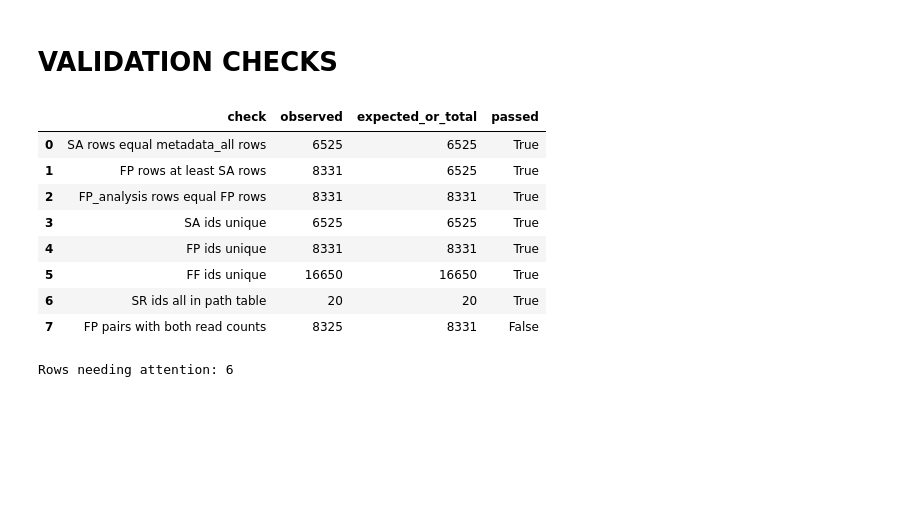
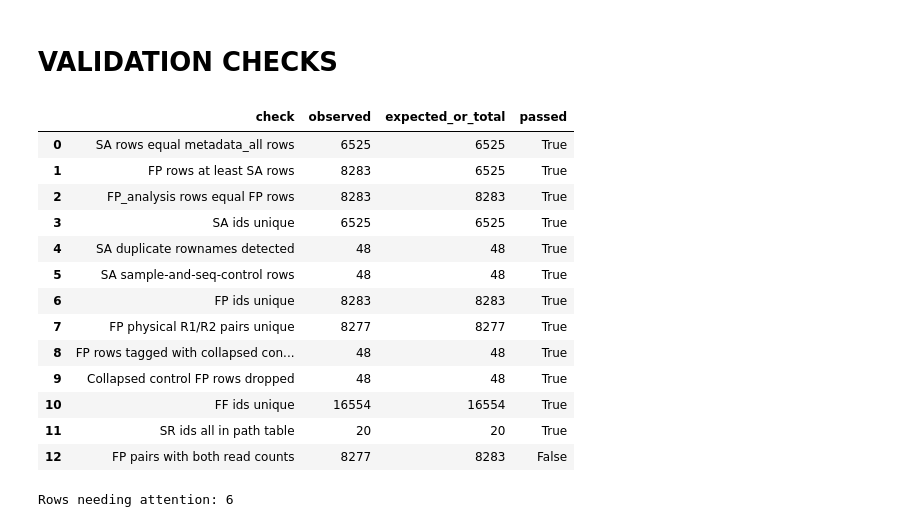
Before and after one commit to lauramilena3/MATRIX_METADATA, a Jupyter notebook: MICROBIOMICS/NOTEBOOKS/database_creation.ipynb, the cells around one changed output. Saved outputs shown, nothing was run; the diff lists cells and outputs as text; code cells hidden in the pictures; blank space fills up the shorter version.

Commit message:
update metadata

```diff
--- a/MICROBIOMICS/NOTEBOOKS/database_creation.ipynb
+++ b/MICROBIOMICS/NOTEBOOKS/database_creation.ipynb
@@ -534,8 +611,10 @@ FP_analysis_selection = (
 
 front_cols = [
     "FP_id", "SA_id", "LP_id", "EX_id", "BS_id", "LS_id", "SP_id", "LY_id", "SR_id",
+    "FP_source", "FP_rowname", "FP_include_control_crushed_amplicon", "FP_control_crushed_amplicon_SA_id",
     "FP_forward_fq", "FP_reverse_fq", "FP_forward_reads", "FP_reverse_reads", "FP_pair_reads", "FP_include_candidate", "FP_exclude_reason",
-    "SA_seq_sample_ID", "SA_is_rerun", "SA_source", "SR_run_name", "SR_relative_path", "LP_amplicon", "LP_library_preparation",
+    "SA_seq_sample_ID", "SA_is_sample", "SA_is_seq_control", "SA_is_lib_control", "SA_purpose", "SA_is_rerun", "SA_source",
+    "SR_run_name", "SR_relative_path", "LP_amplicon", "LP_library_preparation",
     "BS_original_sample_id", "BS_sample_date", "BS_sample_type", "LS_plot", "LS_block", "LS_subplot", "LS_cultivar", "LS_fertilizer", "LS_spray", "LY_year", "LY_location",
 ]
 front_cols = [c for c in front_cols if c in FP_analysis_selection.columns]
@@ -613,30 +692,44 @@ else:
 # %% [markdown]
 # VALIDATION CHECKS
 # %%
+valid_physical_pair_mask = FP_fastq_pair["FP_forward_path"].notna() & FP_fastq_pair["FP_reverse_path"].notna()
+valid_physical_pair_count = int(valid_physical_pair_mask.sum())
+unique_physical_pair_count = int(FP_fastq_pair.loc[valid_physical_pair_mask, ["SR_id", "FP_forward_path", "FP_reverse_path"]].drop_duplicates().shape[0])
+
 validation_summary = pd.DataFrame(
     [
         ["SA rows equal metadata_all rows", len(SA_sequencing_attempt), len(metadata_all), len(SA_sequencing_attempt) == len(metadata_all)],
         ["FP rows at least SA rows", len(FP_fastq_pair), len(SA_sequencing_attempt), len(FP_fastq_pair) >= len(SA_sequencing_attempt)],
         ["FP_analysis rows equal FP rows", len(FP_analysis_selection), len(FP_fastq_pair), len(FP_analysis_selection) == len(FP_fastq_pair)],
         ["SA ids unique", SA_sequencing_attempt["SA_id"].nunique(), len(SA_sequencing_attempt), SA_sequencing_attempt["SA_id"].is_unique],
+        ["SA duplicate rownames detected", len(SA_duplicate_rownames), FP_control_collision_count, len(SA_duplicate_rownames) == FP_control_collision_count],
+        ["SA sample-and-seq-control rows", int((SA_sequencing_attempt["SA_is_sample"] & SA_sequencing_attempt["SA_is_seq_control"]).sum()), len(SA_duplicate_rownames), int((SA_sequencing_attempt["SA_is_sample"] & SA_sequencing_attempt["SA_is_seq_control"]).sum()) == len(SA_duplicate_rownames)],
         ["FP ids unique", FP_fastq_pair["FP_id"].nunique(), len(FP_fastq_pair), FP_fastq_pair["FP_id"].is_unique],
+        ["FP physical R1/R2 pairs unique", unique_physical_pair_count, valid_physical_pair_count, unique_physical_pair_count == valid_physical_pair_count],
+        ["FP rows tagged with collapsed control metadata", int(FP_fastq_pair["FP_include_control_crushed_amplicon"].sum()), FP_control_collision_count, int(FP_fastq_pair["FP_include_control_crushed_amplicon"].sum()) == FP_control_collision_count],
+        ["Collapsed control FP rows dropped", FP_control_collision_dropped_rows, FP_control_collision_count, FP_control_collision_dropped_rows == FP_control_collision_count],
         ["FF ids unique", FF_fastq_file["FF_id"].nunique(), len(FF_fastq_file), FF_fastq_file["FF_id"].is_unique],
         ["SR ids all in path table", int(SR_sequencing_run["SR_in_path_table"].sum()), len(SR_sequencing_run), bool(SR_sequencing_run["SR_in_path_table"].all())],
         ["FP pairs with both read counts", int(FP_fastq_pair["FP_has_read_count"].sum()), len(FP_fastq_pair), bool(FP_fastq_pair["FP_has_read_count"].all())],
     ],
     columns=["check", "observed", "expected_or_total", "passed"],
 )
 validation_summary
 # %% [output]
 |  | check | observed | expected_or_total | passed |
 | 0 | SA rows equal metadata_all rows | 6525 | 6525 | True |
-| 1 | FP rows at least SA rows | 8331 | 6525 | True |
-| 2 | FP_analysis rows equal FP rows | 8331 | 8331 | True |
+| 1 | FP rows at least SA rows | 8283 | 6525 | True |
+| 2 | FP_analysis rows equal FP rows | 8283 | 8283 | True |
 | 3 | SA ids unique | 6525 | 6525 | True |
-| 4 | FP ids unique | 8331 | 8331 | True |
-| 5 | FF ids unique | 16650 | 16650 | True |
-| 6 | SR ids all in path table | 20 | 20 | True |
-| 7 | FP pairs with both read counts | 8325 | 8331 | False |
+| 4 | SA duplicate rownames detected | 48 | 48 | True |
+| 5 | SA sample-and-seq-control rows | 48 | 48 | True |
+| 6 | FP ids unique | 8283 | 8283 | True |
+| 7 | FP physical R1/R2 pairs unique | 8277 | 8277 | True |
+| 8 | FP rows tagged with collapsed con... | 48 | 48 | True |
+| 9 | Collapsed control FP rows dropped | 48 | 48 | True |
+| 10 | FF ids unique | 16554 | 16554 | True |
+| 11 | SR ids all in path table | 20 | 20 | True |
+| 12 | FP pairs with both read counts | 8277 | 8283 | False |
 # %%
 # Rows that need attention before analysis selection.
 FP_attention = FP_analysis_selection[
```
Also changed, not shown: parts of 6 cells of this notebook, 6 other files.
